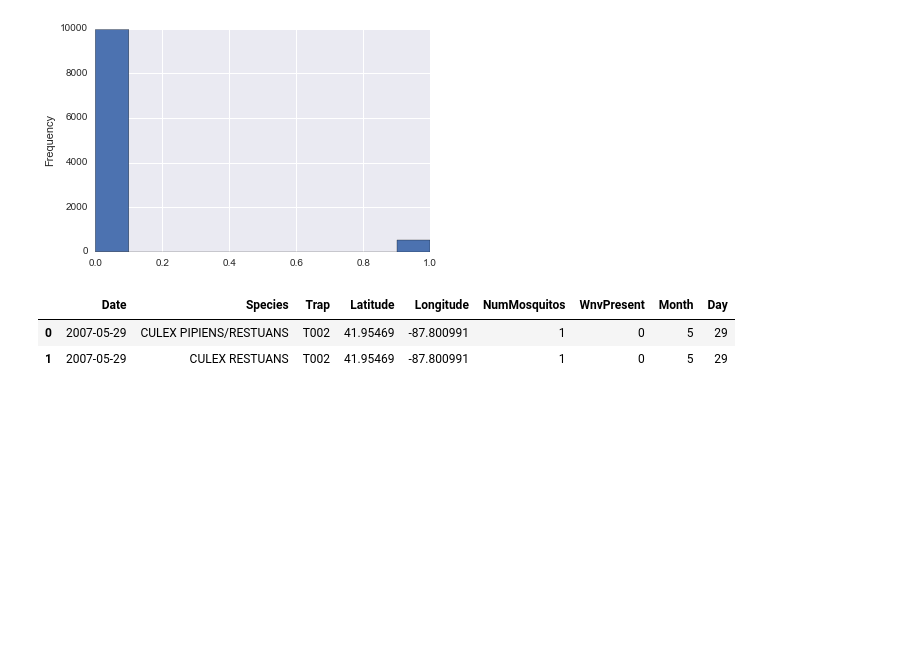
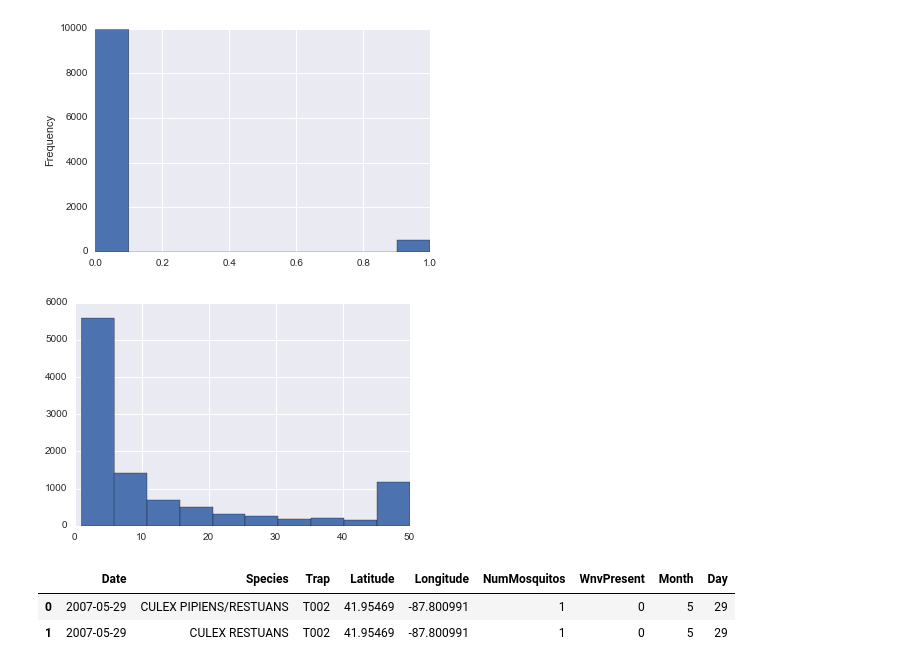
Before and after one commit to babebe/West-Nile-Virus, a Jupyter notebook: Exploration.ipynb, the cells around one changed output. Saved outputs shown, nothing was run; the diff lists cells and outputs as text; code cells hidden in the pictures; blank space fills up the shorter version.

```diff
--- a/Exploration.ipynb
+++ b/Exploration.ipynb
@@ -76,6 +84,11 @@ train.WnvPresent.plot(kind='hist')
 # %% [output]
 <matplotlib.axes._subplots.AxesSubplot at 0x...>
 [figure]
+# %%
+train.NumMosquitos.hist()
+plt.show()
+# %% [output]
+[figure, added]
 # %%
 train = train.drop(['Block','AddressAccuracy','Address','Street', 'AddressNumberAndStreet','AddressAccuracy'], axis= 1)
 train.head(2)
```
Also changed, not shown: parts of 7 cells of this notebook, 1 other file.
